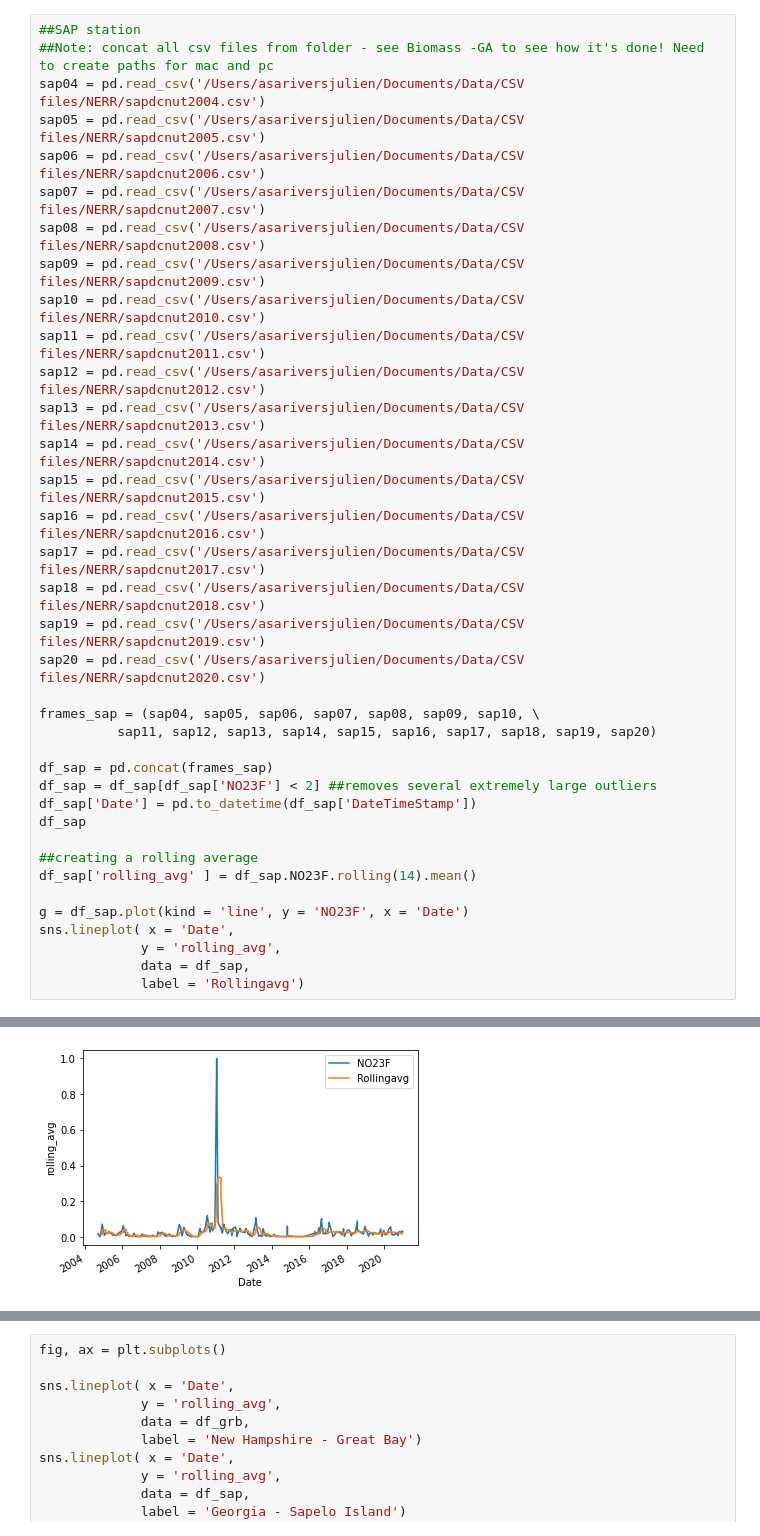
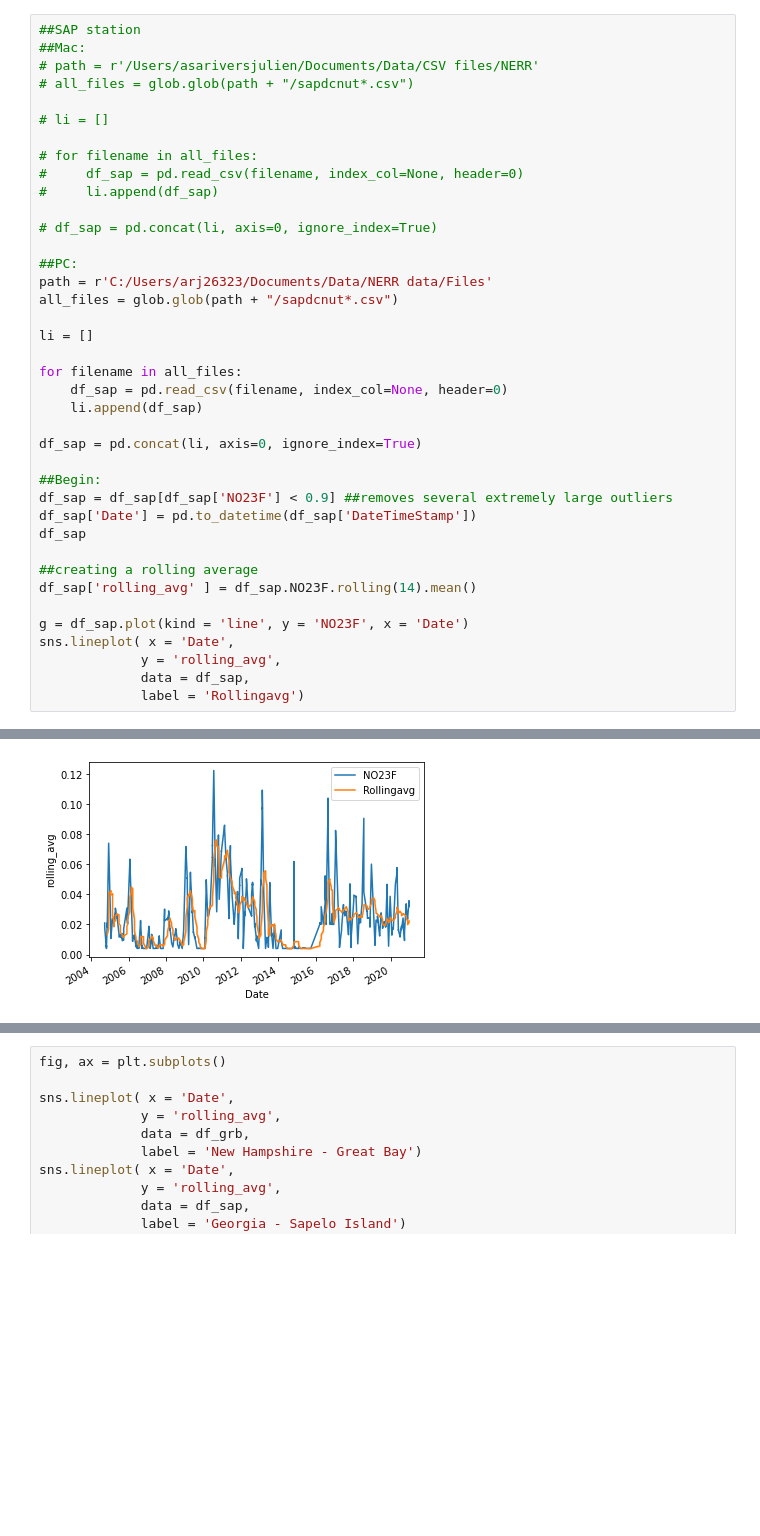
Before and after one commit to asajulien/PhD, a Jupyter notebook: Jupyter/NERR data.ipynb, the cells around one changed output, grey strips where cells are left out. Saved outputs shown, nothing was run; the diff lists cells and outputs as text; blank space fills up the shorter version.

```diff
--- a/Jupyter/NERR data.ipynb
+++ b/Jupyter/NERR data.ipynb
@@ -14,42 +15,44 @@ from math import sqrt
 # %%
 ##SAP station
-##Note: concat all csv files from folder - see Biomass -GA to see how it's done! Need to create paths for mac and pc
-sap04 = pd.read_csv('/Users/asariversjulien/Documents/Data/CSV files/NERR/sapdcnut2004.csv')
-sap05 = pd.read_csv('/Users/asariversjulien/Documents/Data/CSV files/NERR/sapdcnut2005.csv')
-sap06 = pd.read_csv('/Users/asariversjulien/Documents/Data/CSV files/NERR/sapdcnut2006.csv')
-sap07 = pd.read_csv('/Users/asariversjulien/Documents/Data/CSV files/NERR/sapdcnut2007.csv')
-sap08 = pd.read_csv('/Users/asariversjulien/Documents/Data/CSV files/NERR/sapdcnut2008.csv')
-sap09 = pd.read_csv('/Users/asariversjulien/Documents/Data/CSV files/NERR/sapdcnut2009.csv')
-sap10 = pd.read_csv('/Users/asariversjulien/Documents/Data/CSV files/NERR/sapdcnut2010.csv')
-sap11 = pd.read_csv('/Users/asariversjulien/Documents/Data/CSV files/NERR/sapdcnut2011.csv')
-sap12 = pd.read_csv('/Users/asariversjulien/Documents/Data/CSV files/NERR/sapdcnut2012.csv')
-sap13 = pd.read_csv('/Users/asariversjulien/Documents/Data/CSV files/NERR/sapdcnut2013.csv')
-sap14 = pd.read_csv('/Users/asariversjulien/Documents/Data/CSV files/NERR/sapdcnut2014.csv')
-sap15 = pd.read_csv('/Users/asariversjulien/Documents/Data/CSV files/NERR/sapdcnut2015.csv')
-sap16 = pd.read_csv('/Users/asariversjulien/Documents/Data/CSV files/NERR/sapdcnut2016.csv')
-sap17 = pd.read_csv('/Users/asariversjulien/Documents/Data/CSV files/NERR/sapdcnut2017.csv')
-sap18 = pd.read_csv('/Users/asariversjulien/Documents/Data/CSV files/NERR/sapdcnut2018.csv')
-sap19 = pd.read_csv('/Users/asariversjulien/Documents/Data/CSV files/NERR/sapdcnut2019.csv')
-sap20 = pd.read_csv('/Users/asariversjulien/Documents/Data/CSV files/NERR/sapdcnut2020.csv')
+##Mac:
+# path = r'/Users/asariversjulien/Documents/Data/CSV files/NERR'
+# all_files = glob.glob(path + "/sapdcnut*.csv")
 
-frames_sap = (sap04, sap05, sap06, sap07, sap08, sap09, sap10, \
-          sap11, sap12, sap13, sap14, sap15, sap16, sap17, sap18, sap19, sap20)
+# li = []
 
-df_sap = pd.concat(frames_sap)
-df_sap = df_sap[df_sap['NO23F'] < 2] ##removes several extremely large outliers
+# for filename in all_files:
+#     df_sap = pd.read_csv(filename, index_col=None, header=0)
+#     li.append(df_sap)
+
+# df_sap = pd.concat(li, axis=0, ignore_index=True)
+
+##PC:
+path = r'C:/Users/arj26323/Documents/Data/NERR data/Files'
+all_files = glob.glob(path + "/sapdcnut*.csv")
+
+li = []
+
+for filename in all_files:
+    df_sap = pd.read_csv(filename, index_col=None, header=0)
+    li.append(df_sap)
+
+df_sap = pd.concat(li, axis=0, ignore_index=True)
+
+##Begin:
+df_sap = df_sap[df_sap['NO23F'] < 0.9] ##removes several extremely large outliers
 df_sap['Date'] = pd.to_datetime(df_sap['DateTimeStamp'])
 df_sap
 
 ##creating a rolling average
 df_sap['rolling_avg' ] = df_sap.NO23F.rolling(14).mean()
 
 g = df_sap.plot(kind = 'line', y = 'NO23F', x = 'Date')
 sns.lineplot( x = 'Date',
              y = 'rolling_avg',
              data = df_sap,
              label = 'Rollingavg')
 # %% [output]
 <AxesSubplot:xlabel='Date', ylabel='rolling_avg'>
-[figure, old version]
+[figure, new version]
 # %%
 ##CBM station
```
Also changed, not shown: parts of 5 cells of this notebook, 3 other files.
